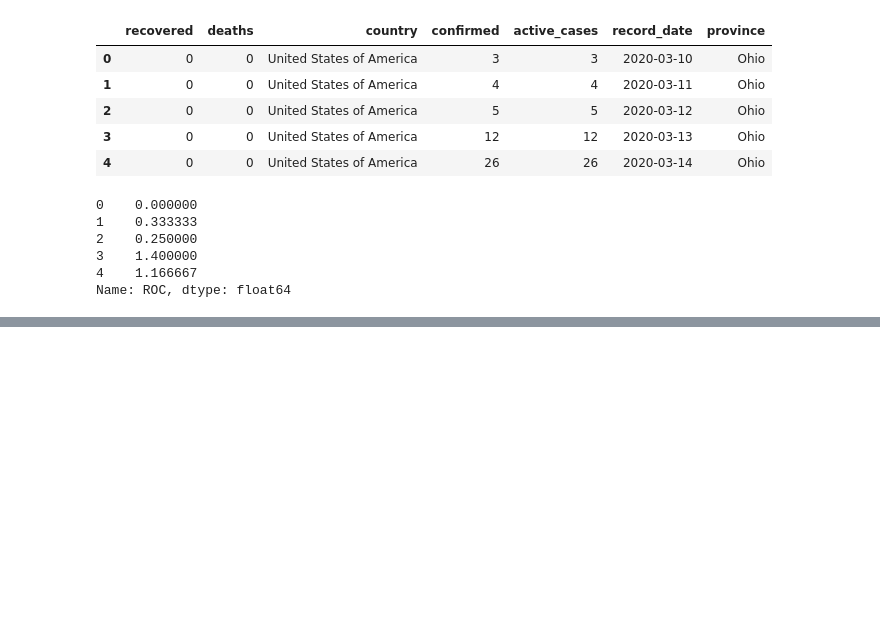
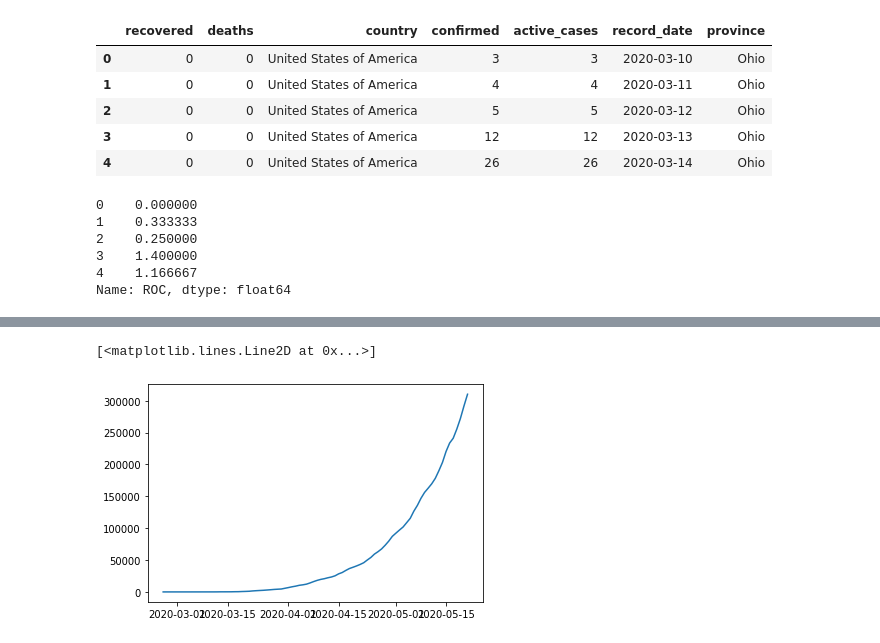
Before and after one commit to simsmat116/COVID-Tracker, a Jupyter notebook: Ad Hoc Analysis.ipynb, the cells around one changed output, grey strips where cells are left out. Drawn from its saved outputs; the diff is of its cells as text; code cells hidden in the pictures; blank space fills up the shorter version.

```diff
--- a/Ad Hoc Analysis.ipynb
+++ b/Ad Hoc Analysis.ipynb
@@ -57,0 +59,7 @@ plt.plot(ohio_data['record_date'], ohio_data['confirmed'])
+# %%
+brazil = pd.read_sql_query("SELECT * FROM country_cases WHERE country = 'Brazil' AND confirmed > 0", db_conn)
+# %%
+plt.plot(brazil['record_date'], brazil['confirmed'])
+# %% [output]
+[<matplotlib.lines.Line2D at 0x...>]
+[figure, added]
```
Also changed, not shown: parts of 13 cells of this notebook.
